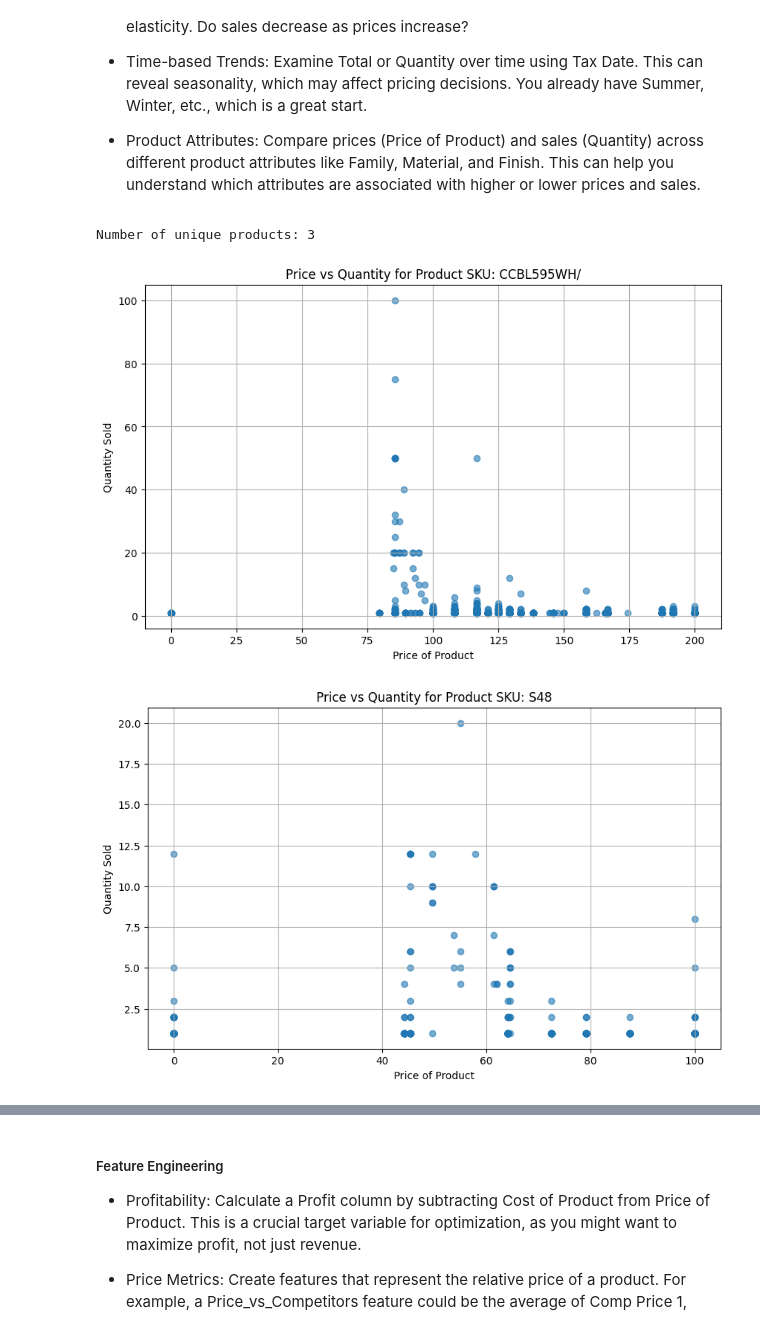
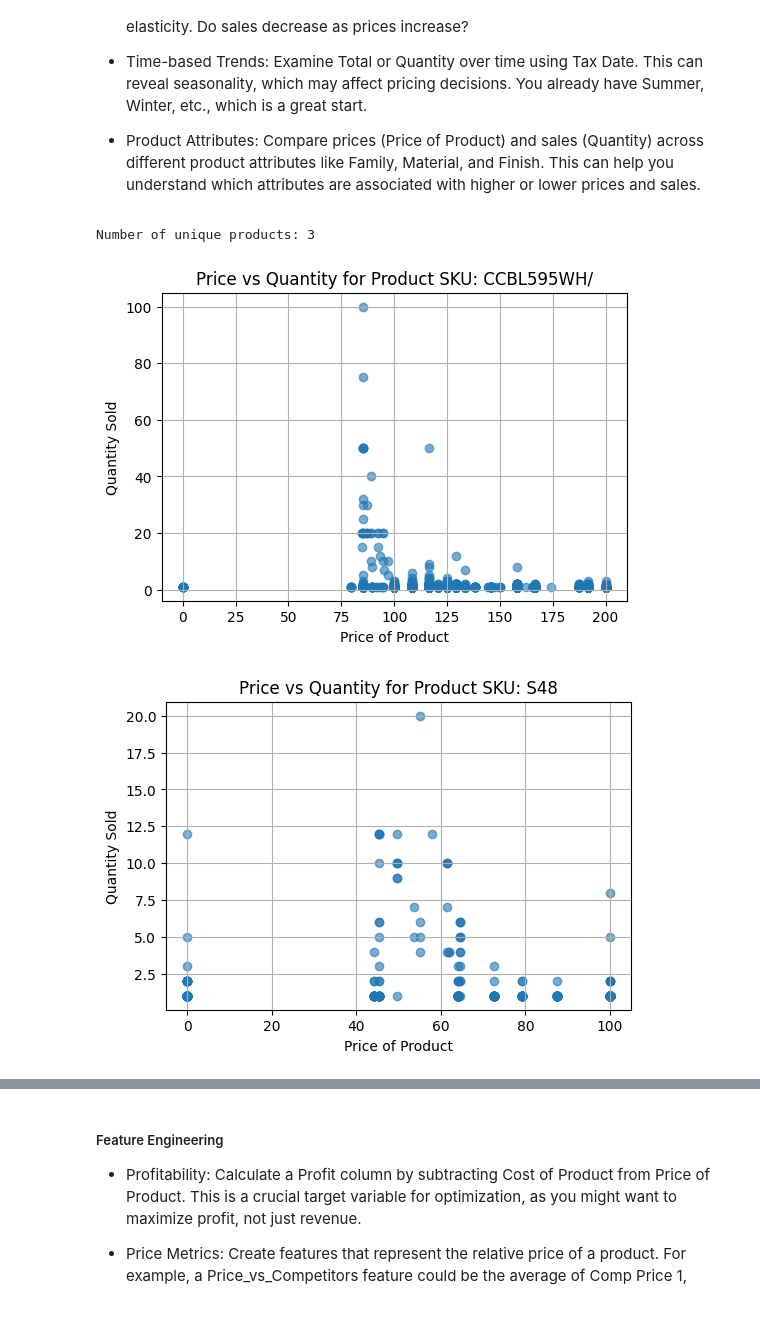
Before and after one commit to DevinFerko/PriceOptimization, a Jupyter notebook: Price_Optimization.ipynb, the cells around one changed output, grey strips where cells are left out. Saved outputs shown, nothing was run; the diff lists cells and outputs as text; code cells hidden in the pictures.

Commit message:
Price vs Quantity sold plot

```diff
--- a/Price_Optimization.ipynb
+++ b/Price_Optimization.ipynb
@@ -500,20 +500,20 @@ memory usage: 2.0+ MB
 # %%
 # Price and Sales
 
 products = orders['SKU'].unique()
 print(f"Number of unique products: {len(products)}")
 
 for product in products:
     subset = orders[orders['SKU'] == product]
 
-    plt.figure(figsize=(10, 6))
+    plt.figure(figsize=(6, 4))
     plt.scatter(subset['Price of Product'], subset['Quantity'], alpha=0.6)
     plt.title(f'Price vs Quantity for Product SKU: {product}')
     plt.xlabel('Price of Product')
     plt.ylabel('Quantity Sold')
     plt.grid(True)
     plt.show()
 # %% [output]
 Number of unique products: 3
-[figure, old version]
+[figure, new version]
-[figure, old version]
+[figure, new version]
```
Also changed, not shown: parts of 1 cell of this notebook.
